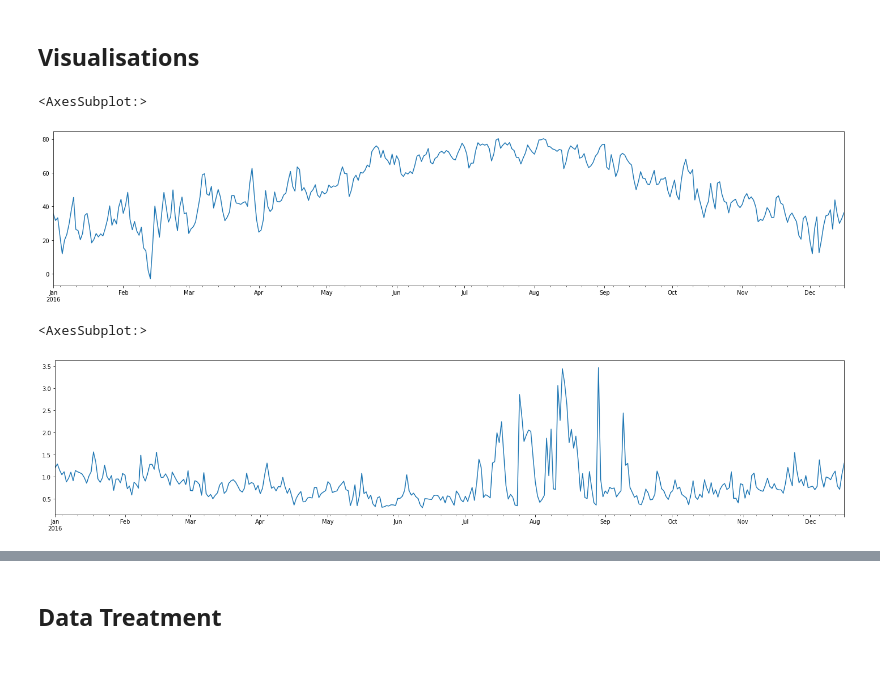
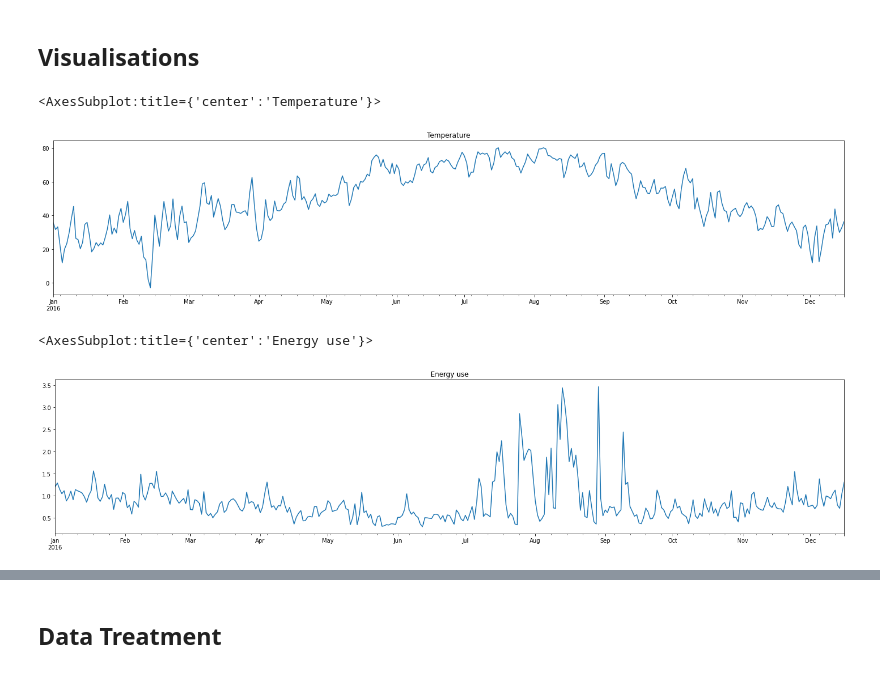
Before and after one commit to joaonpsilva/Tese_House_Energy_Prediciton, a Jupyter notebook: Energy_Pred.ipynb, the cells around one changed output, grey strips where cells are left out. Saved outputs shown, nothing was run; the diff lists cells and outputs as text; code cells hidden in the pictures.

```diff
--- a/Energy_Pred.ipynb
+++ b/Energy_Pred.ipynb
@@ -15,7 +15,7 @@ df = pd.read_csv("../datsets/dataset1/archive/HomeC.csv", delimiter = ',')
 
 
 #Dropped last line (null)
-df.drop(df.tail(1).index,inplace=True)
+df = df.iloc[:-1] #drop last row
 
 
 #Time is wrong, data was recorded minutely
@@ -41,6 +41,9 @@ df = df.drop(columns=['House overall'])
 df = df.drop(columns=['summary'])
 df = df.drop(columns=['icon'])
 
+#SAVE
+#df.to_csv('../datsets/dataset1/archive/HomeC.csv', index=False)
+
 
 df
 # %% [output]
@@ -113,16 +114,17 @@ memory usage: 100.0 MB
 ## Visualisations
 # %%
 
-df['temperature'].resample(rule='D').mean().plot(figsize=(25,5))    #group by day
+df['temperature'].resample(rule='D').mean().plot(figsize=(25,5), title="Temperature")    #group by day
+
 #dataset.groupby(dataset.index.hour).mean()['Microwave'].plot(xticks=np.arange(24)).set(xlabel='Daily Hours', ylabel='Microwave Usage (kW)')
 # %% [output]
-<AxesSubplot:>
+<AxesSubplot:title={'center':'Temperature'}>
-[figure, old version]
+[figure, new version]
 # %%
-df['use'].resample(rule='D').mean().plot(figsize=(25,5))         #group by day
+df['use'].resample(rule='D').mean().plot(figsize=(25,5), title="Energy use")         #group by day
 # %% [output]
-<AxesSubplot:>
+<AxesSubplot:title={'center':'Energy use'}>
-[figure, old version]
+[figure, new version]
 # %%
 from statsmodels.tsa.seasonal import seasonal_decompose
 
```
Also changed, not shown: parts of 28 cells of this notebook.
